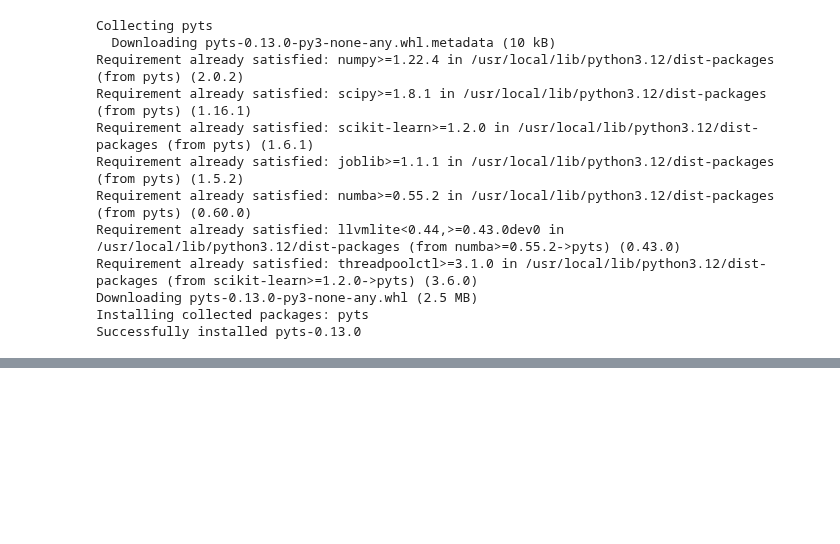
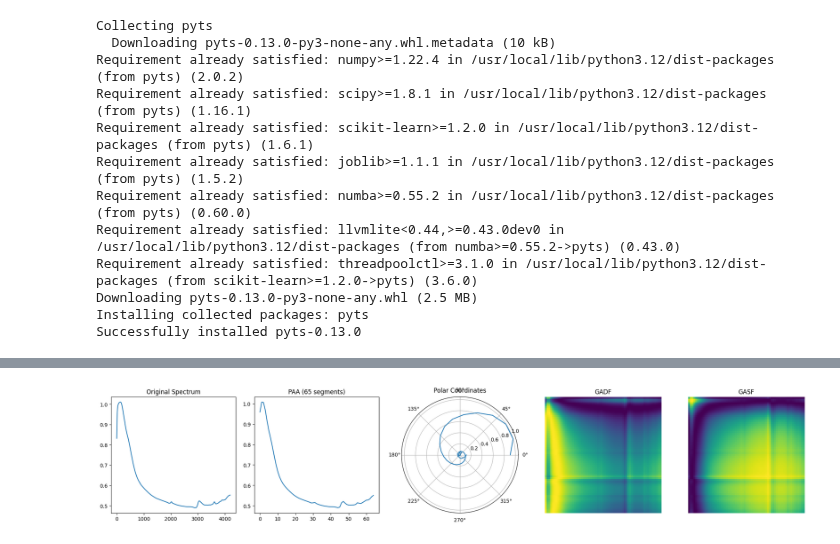
Before and after one commit to Raoina/Spectra-2-Image, a Jupyter notebook: notebooks/Image_Transformation/ 02_GAF_Transformation.ipynb, the cells around one changed output, grey strips where cells are left out. Cells and saved outputs as stored; diff of their text form; code cells hidden in the pictures; blank space fills up the shorter version.

```diff
--- a/notebooks/Image_Transformation/ 02_GAF_Transformation.ipynb
+++ b/notebooks/Image_Transformation/ 02_GAF_Transformation.ipynb
@@ -236,0 +136,98 @@ plt.show()
+# %%
+import numpy as np
+import matplotlib.pyplot as plt
+
+# ---------- PAA مع توزيع remainder ----------
+def paa_distribute(series, segments):
+    n = len(series)
+    base = n // segments
+    rem = n % segments
+    res = []
+    idx = 0
+    for i in range(segments):
+        seg_len = base + (1 if i < rem else 0)
+        seg = series[idx: idx+seg_len]
+        res.append(seg.mean())
+        idx += seg_len
+    return np.array(res)
+
+# ---------- GADF ----------
+def gadf_transform(paa_series):
+    mn, mx = paa_series.min(), paa_series.max()
+    if mx == mn:
+        scaled = np.zeros_like(paa_series)
+    else:
+        scaled = 2.0 * (paa_series - mn) / (mx - mn) - 1.0
+    scaled = np.clip(scaled, -1.0, 1.0)
+    phi = np.arccos(scaled)
+    phi_sub = np.subtract.outer(phi, phi)
+    GADF = np.sin(phi_sub)
+    return GADF
+
+# ---------- GASF ----------
+def gasf_transform(paa_series):
+    mn, mx = paa_series.min(), paa_series.max()
+    if mx == mn:
+        scaled = np.zeros_like(paa_series)
+    else:
+        scaled = 2.0 * (paa_series - mn) / (mx - mn) - 1.0
+    scaled = np.clip(scaled, -1.0, 1.0)
+    phi = np.arccos(scaled)
+    phi_add = np.add.outer(phi, phi)
+    GASF = np.cos(phi_add)
+    return GASF
+
+# ---------- إعداد ----------
+segments = 65
+
+# أول sample
+row = df.iloc[0]
+spectrum = row.filter(like="spc.").values.astype(float)
+
+# PAA
+paa_series = paa_distribute(spectrum, segments)
+
+# Normalize PAA for polar plot
+scaled_paa = (paa_series - paa_series.min()) / (paa_series.max() - paa_series.min())
+
+# GADF و GASF
+gadf = gadf_transform(paa_series)
+gasf = gasf_transform(paa_series)
+
+# ---------- عرض كل الرسومات جنب بعض ----------
+fig = plt.figure(figsize=(20, 4))
+
+# 1. الطيف الأصلي
+ax0 = fig.add_subplot(1, 5, 1)
+ax0.plot(spectrum)
+ax0.set_title("Original Spectrum")
+
+# 2. بعد PAA
+ax1 = fig.add_subplot(1, 5, 2)
+ax1.plot(paa_series)
+ax1.set_title(f"PAA ({segments} segments)")
+
+# 3. Polar Plot (Spiral Style)
+theta = np.linspace(0, 6 * np.pi, len(scaled_paa))  # spiral loops
+r = scaled_paa
+ax2 = fig.add_subplot(1, 5, 3, projection='polar')
+ax2.plot(theta, r)
+ax2.set_title("Polar Coordinates", va='bottom')
+ax2.grid(True)
+
+# 4. GADF
+ax3 = fig.add_subplot(1, 5, 4)
+ax3.imshow(gadf, cmap="viridis", origin="upper", vmin=-1, vmax=1)
+ax3.set_title("GADF")
+ax3.axis("off")
+
+# 5. GASF
+ax4 = fig.add_subplot(1, 5, 5)
+ax4.imshow(gasf, cmap="viridis", origin="upper", vmin=-1, vmax=1)
+ax4.set_title("GASF")
+ax4.axis("off")
+
+plt.tight_layout()
+plt.show()
+# %% [output]
+[figure, added]
```
Also changed, not shown: parts of 13 cells of this notebook.
